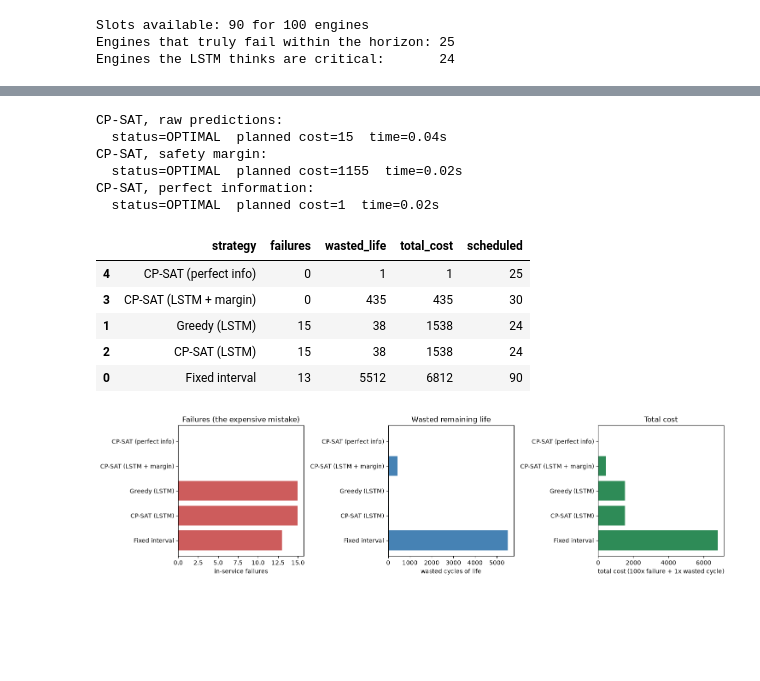
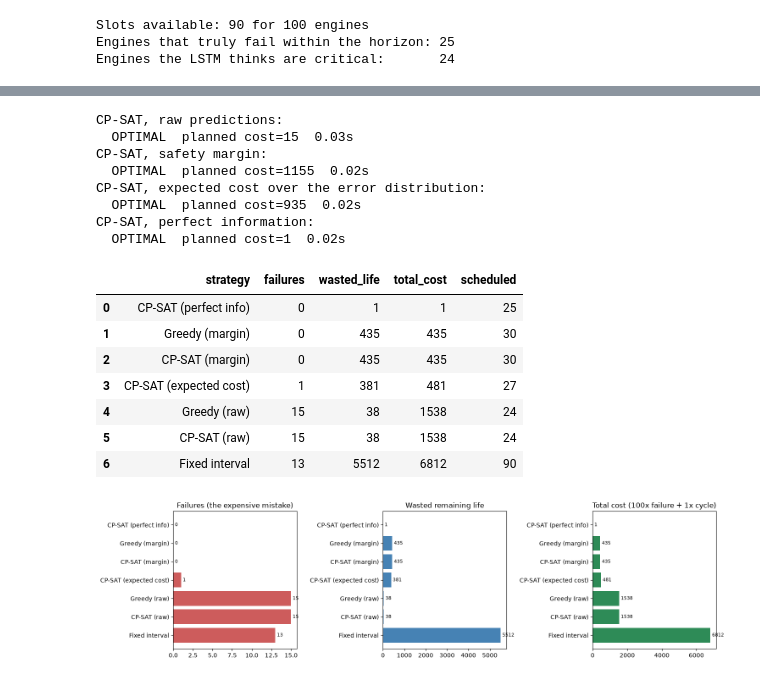
Before and after one commit to yusufsami9/predictive-maintenance-rul, a Jupyter notebook: notebooks/03_optimization.ipynb, the cells around one changed output, grey strips where cells are left out. Cells and saved outputs as stored; diff of their text form; code cells hidden in the pictures; blank space fills up the shorter version.

```diff
--- a/notebooks/03_optimization.ipynb
+++ b/notebooks/03_optimization.ipynb
@@ -217,61 +233,64 @@ Engines treated as critical after the margin: 30  (was 24)
 # %%
 # --- run every strategy -----------------------------------------------------
 strategies = {}
-
-strategies['Fixed interval'] = fixed_interval_schedule(len(units))
-strategies['Greedy (LSTM)'] = greedy_schedule(rul_pred)
+strategies['Fixed interval'] = fixed_interval_schedule(N_ENGINES)
+strategies['Greedy (raw)'] = greedy_schedule(rul_pred)
+strategies['Greedy (margin)'] = greedy_schedule(rul_robust)
 
 print('CP-SAT, raw predictions:')
-strategies['CP-SAT (LSTM)'] = solve_schedule(rul_pred, verbose=True)
+strategies['CP-SAT (raw)'] = solve_schedule(*point_estimate_costs(rul_pred), verbose=True)
 
 print('CP-SAT, safety margin:')
-strategies['CP-SAT (LSTM + margin)'] = solve_schedule(rul_robust, verbose=True)
+strategies['CP-SAT (margin)'] = solve_schedule(*point_estimate_costs(rul_robust), verbose=True)
 
-# Upper bound: what a planner with a perfect crystal ball would achieve. Not
-# reachable, but it shows how much of the remaining gap is prediction error
-# rather than bad scheduling.
+print('CP-SAT, expected cost over the error distribution:')
+strategies['CP-SAT (expected cost)'] = solve_schedule(*expected_costs(rul_pred, val_errors), verbose=True)
+
+# Upper bound: a planner with a perfect crystal ball. Unreachable, but it shows
+# how much of the remaining gap is prediction error rather than bad scheduling.
 print('CP-SAT, perfect information:')
-strategies['CP-SAT (perfect info)'] = solve_schedule(rul_true, verbose=True)
+strategies['CP-SAT (perfect info)'] = solve_schedule(*point_estimate_costs(rul_true), verbose=True)
 
 results = pd.DataFrame([
     {'strategy': name, **evaluate_schedule(sched, rul_true)}
     for name, sched in strategies.items()
 ])
 results['scheduled'] = [sum(1 for v in s.values() if v is not None) for s in strategies.values()]
-results = results.sort_values('total_cost')
+results = results.sort_values('total_cost').reset_index(drop=True)
 results
 # %% [output]
 CP-SAT, raw predictions:
-  status=OPTIMAL  planned cost=15  time=0.04s
+  OPTIMAL  planned cost=15  0.03s
 CP-SAT, safety margin:
-  status=OPTIMAL  planned cost=1155  time=0.02s
+  OPTIMAL  planned cost=1155  0.02s
+CP-SAT, expected cost over the error distribution:
+  OPTIMAL  planned cost=935  0.02s
 CP-SAT, perfect information:
-  status=OPTIMAL  planned cost=1  time=0.02s
+  OPTIMAL  planned cost=1  0.02s
 |  | strategy | failures | wasted_life | total_cost | scheduled |
-| 4 | CP-SAT (perfect info) | 0 | 1 | 1 | 25 |
-| 3 | CP-SAT (LSTM + margin) | 0 | 435 | 435 | 30 |
-| 1 | Greedy (LSTM) | 15 | 38 | 1538 | 24 |
-| 2 | CP-SAT (LSTM) | 15 | 38 | 1538 | 24 |
-| 0 | Fixed interval | 13 | 5512 | 6812 | 90 |
+| 0 | CP-SAT (perfect info) | 0 | 1 | 1 | 25 |
+| 1 | Greedy (margin) | 0 | 435 | 435 | 30 |
+| 2 | CP-SAT (margin) | 0 | 435 | 435 | 30 |
+| 3 | CP-SAT (expected cost) | 1 | 381 | 481 | 27 |
+| 4 | Greedy (raw) | 15 | 38 | 1538 | 24 |
+| 5 | CP-SAT (raw) | 15 | 38 | 1538 | 24 |
+| 6 | Fixed interval | 13 | 5512 | 6812 | 90 |
 # %%
 fig, ax = plt.subplots(1, 3, figsize=(15, 4))
-
 order = results['strategy'].tolist()
 
-ax[0].barh(order, results['failures'], color='indianred')
-ax[0].set_xlabel('in-service failures'); ax[0].invert_yaxis()
-ax[0].set_title('Failures (the expensive mistake)')
-
-ax[1].barh(order, results['wasted_life'], color='steelblue')
-ax[1].set_xlabel('wasted cycles of life'); ax[1].invert_yaxis()
-ax[1].set_title('Wasted remaining life')
-
-ax[2].barh(order, results['total_cost'], color='seagreen')
-ax[2].set_xlabel(f'total cost ({FAILURE_COST}x failure + 1x wasted cycle)')
-ax[2].invert_yaxis()
-ax[2].set_title('Total cost')
+for axis, col, colour, title in [
+    (ax[0], 'failures', 'indianred', 'Failures (the expensive mistake)'),
+    (ax[1], 'wasted_life', 'steelblue', 'Wasted remaining life'),
+    (ax[2], 'total_cost', 'seagreen', f'Total cost ({FAILURE_COST}x failure + 1x cycle)'),
+]:
+    axis.barh(order, results[col], color=colour)
+    axis.invert_yaxis()
+    axis.set_title(title)
+    for y, v in enumerate(results[col]):
+        axis.text(v, y, f' {v}', va='center', fontsize=8)
 
 plt.tight_layout()
 plt.show()
 # %% [output]
-[figure, old version]
+[figure, new version]
```
Also changed, not shown: parts of 14 cells of this notebook, 2 other files.
